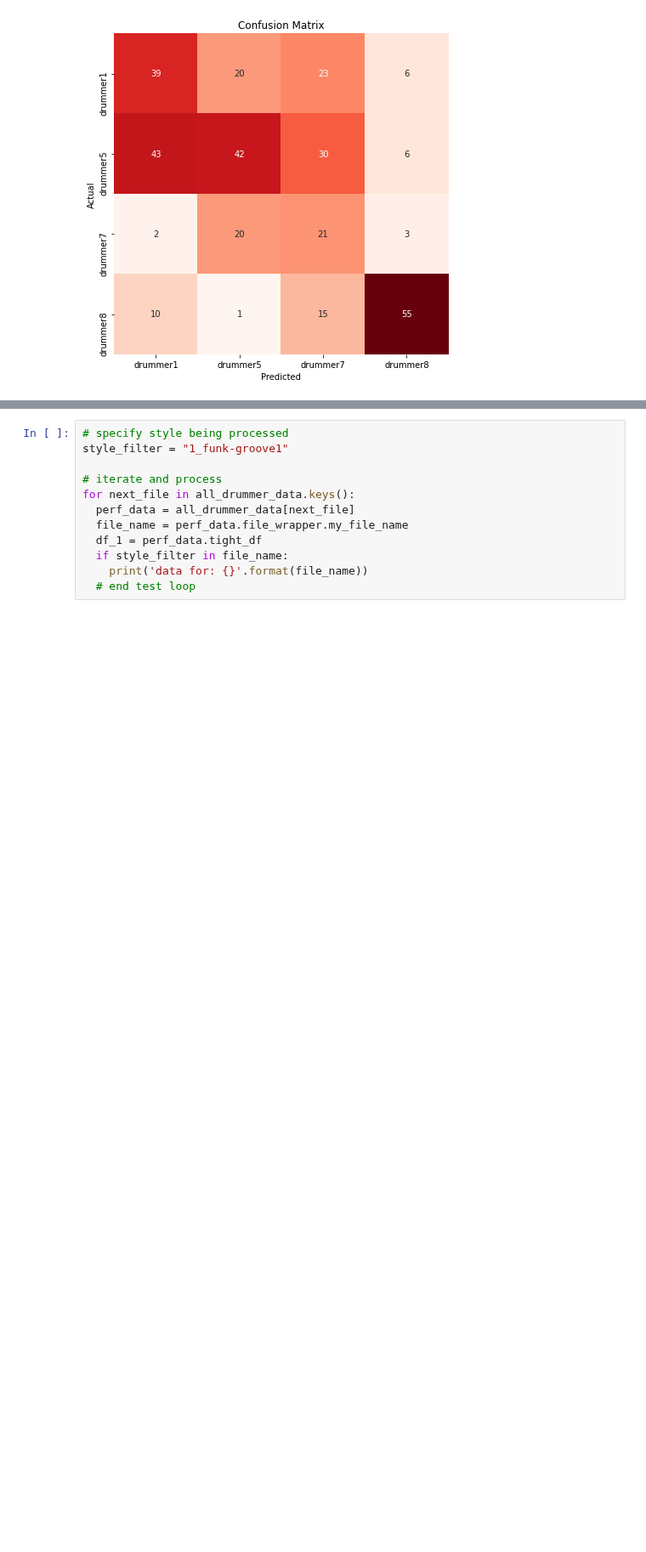
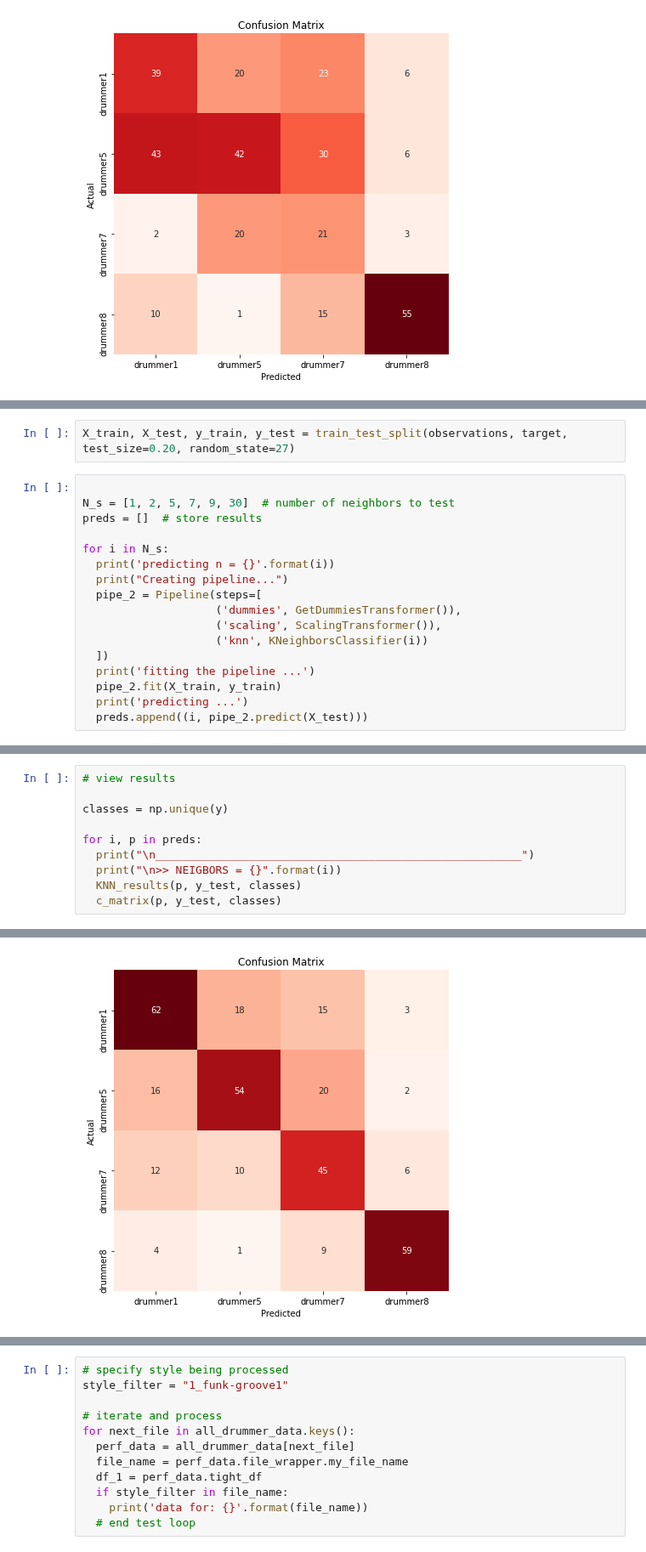
Before and after one commit to curtiscu/LYIT, a Jupyter notebook: ML_Models_2020_08_24.ipynb, the cells around one changed output, grey strips where cells are left out. Shown at 85% size. Cells and saved outputs as stored; diff of their text form; blank space fills up the shorter version.

```diff
--- a/ML_Models_2020_08_24.ipynb
+++ b/ML_Models_2020_08_24.ipynb
@@ -887,0 +973,19 @@ And maybe another to try...
+# %%
+X_train, X_test, y_train, y_test = train_test_split(observations, target, test_size=0.20, random_state=27)
+# %%
+
+N_s = [1, 2, 5, 7, 9, 30]  # number of neighbors to test
+preds = []  # store results
+
+for i in N_s:
+  print('predicting n = {}'.format(i))
+  print("Creating pipeline...")
+  pipe_2 = Pipeline(steps=[
+                    ('dummies', GetDummiesTransformer()),
+                    ('scaling', ScalingTransformer()),
+                    ('knn', KNeighborsClassifier(i))
+  ])
+  print('fitting the pipeline ...')
+  pipe_2.fit(X_train, y_train)
+  print('predicting ...')
+  preds.append((i, pipe_2.predict(X_test)))
@@ -887,0 +1083,11 @@ And maybe another to try...
+# %%
+# view results
+
+classes = np.unique(y)
+
+for i, p in preds:
+  print("\n_______________________________________________________")
+  print("\n>> NEIGBORS = {}".format(i))
+  KNN_results(p, y_test, classes)
+  c_matrix(p, y_test, classes)
+# %% [output]
@@ -887,0 +1111 @@ And maybe another to try...
+[figure, added]
```
Also changed, not shown: parts of 33 cells of this notebook.
